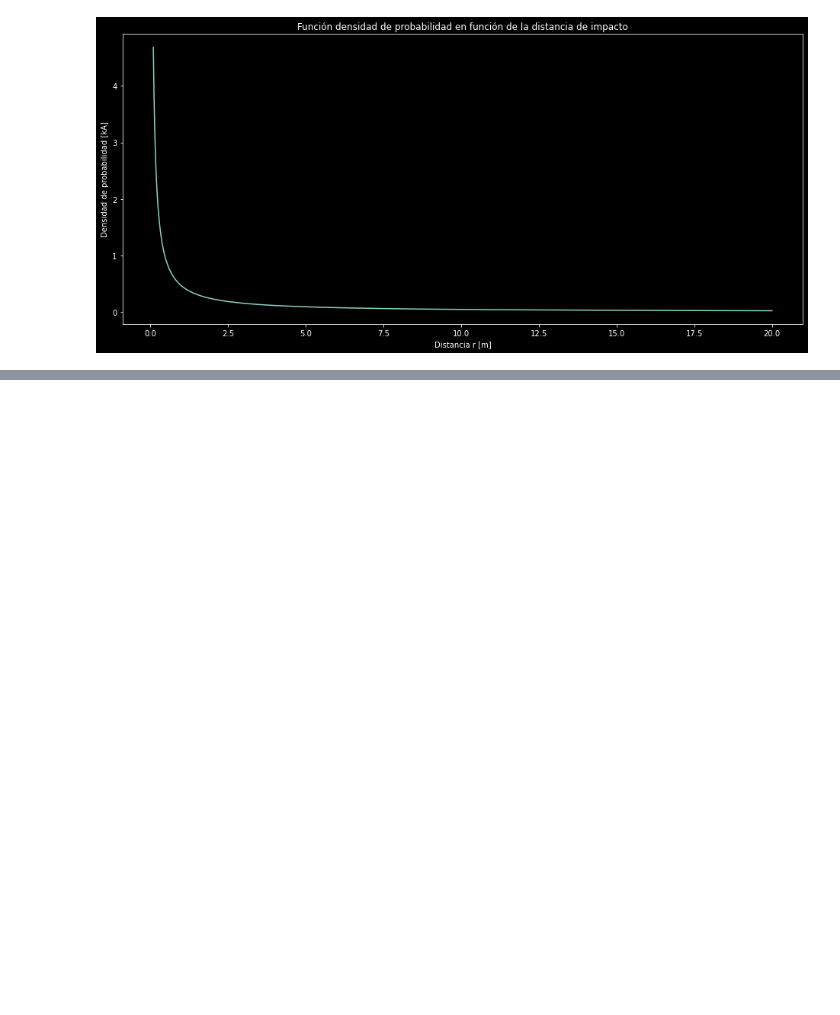
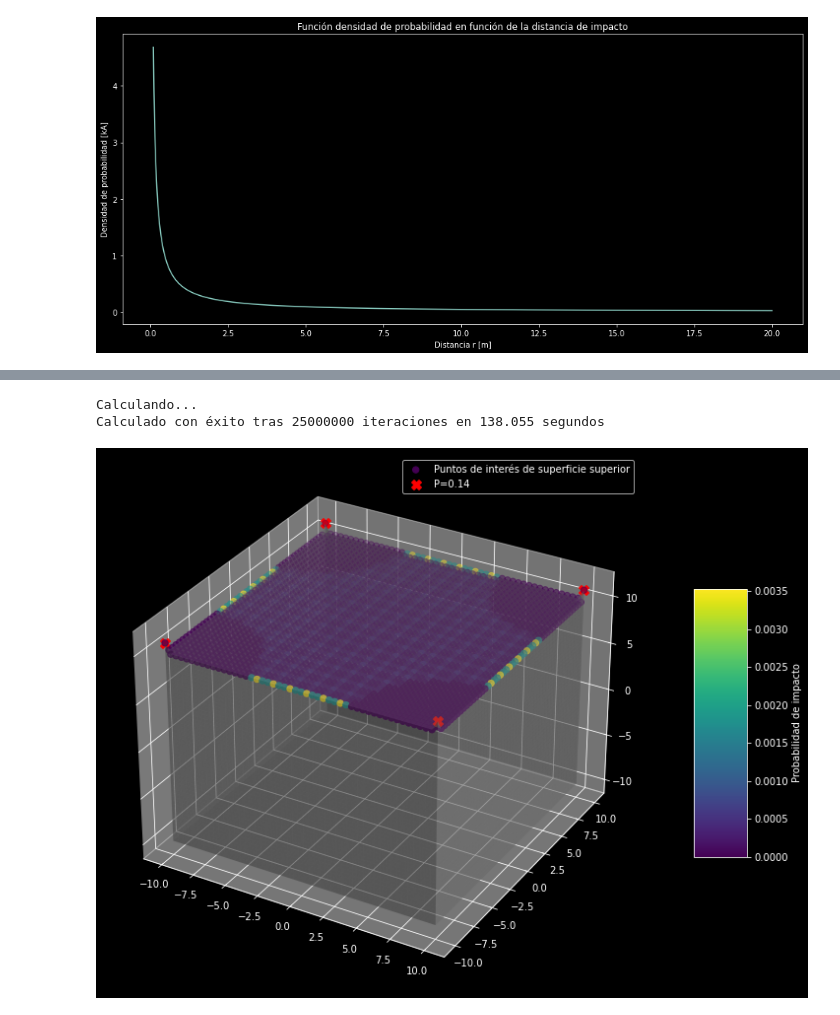
Before and after one commit to blotero/degm, a Jupyter notebook: DEAT.ipynb, the cells around one changed output, grey strips where cells are left out. Saved outputs shown, nothing was run; the diff lists cells and outputs as text; code cells hidden in the pictures; blank space fills up the shorter version.

```diff
--- a/DEAT.ipynb
+++ b/DEAT.ipynb
@@ -78,0 +76,8 @@ estructura.plot_pdf()
+# %%
+estructura.include_rods(1) #Se incluyen puntas captadoras de un metro de altura
+estructura.calculate_pdf()
+estructura.plot_pdf()
+# %% [output]
+Calculando...
+Calculado con éxito tras 25000000 iteraciones en 138.055 segundos
+[figure, added]
```
Also changed, not shown: parts of 6 cells of this notebook, 1 other file.
